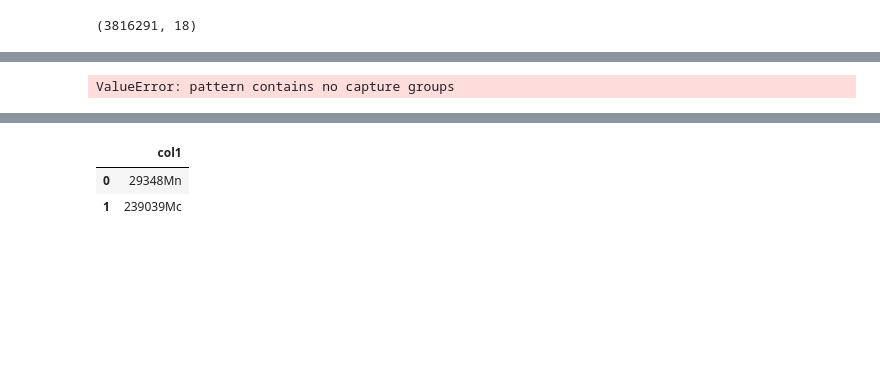
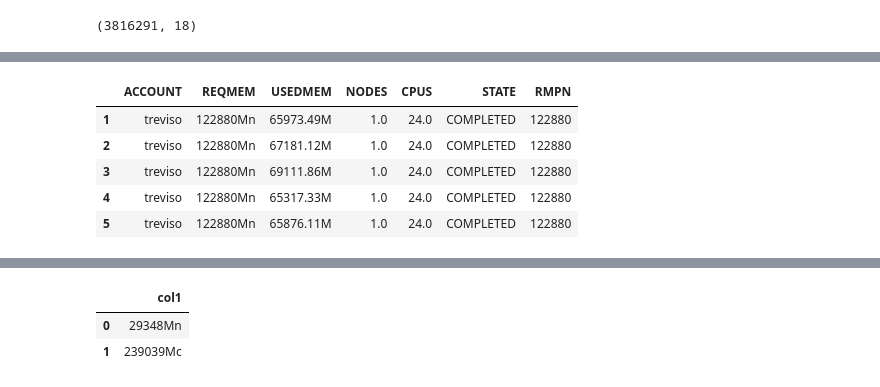
Before and after one commit to nss-data-science-cohort-4/dq2-accre-mst, a Jupyter notebook: accre_analysis.ipynb, the cells around one changed output, grey strips where cells are left out. Cells and saved outputs as stored; diff of their text form; code cells hidden in the pictures; blank space fills up the shorter version.

Commit message:
create new columns

```diff
--- a/accre_analysis.ipynb
+++ b/accre_analysis.ipynb
@@ -44,6 +37,8 @@ accre_df.head()
 | 5 | 16251646 | treviso | arabella | 122880Mn | 65876.11M | 13-18:00:00 | 13-18:00:03 | 1 | 24 | production | 0:0 | ... |
 # %%
 accre_df['CPUS']= accre_df['CPUS'].astype(str).astype(float)
+# %%
+accre_df['NODES']= accre_df['NODES'].astype(str).astype(float)
 # %%
 accre_df.head()
 # %% [output]
@@ -102,5 +94,12 @@ accre_df.head()
-# %%
-accre_df['REQMEMNODE'] = accre_df['REQMEM'].str.extract('.*n$')
-accre_df
-# %% [output]
-ValueError: pattern contains no capture groups
+# %%
+clean_accre_df = accre_df.drop(["JOBID","USER","REQTIME",
+                                "USEDTIME","EXITCODE","PARTITION",
+                               "NODE1","NODE2","NODE3","NODE4","NODE5","NODE6"], axis =1) # axis = 1 so that it works across our columns
+clean_accre_df.head()
+# %% [output]
+|  | ACCOUNT | REQMEM | USEDMEM | NODES | CPUS | STATE | RMPN |
+| 1 | treviso | 122880Mn | 65973.49M | 1.0 | 24.0 | COMPLETED | 122880 |
+| 2 | treviso | 122880Mn | 67181.12M | 1.0 | 24.0 | COMPLETED | 122880 |
+| 3 | treviso | 122880Mn | 69111.86M | 1.0 | 24.0 | COMPLETED | 122880 |
+| 4 | treviso | 122880Mn | 65317.33M | 1.0 | 24.0 | COMPLETED | 122880 |
+| 5 | treviso | 122880Mn | 65876.11M | 1.0 | 24.0 | COMPLETED | 122880 |
```
Also changed, not shown: parts of 10 cells of this notebook.
